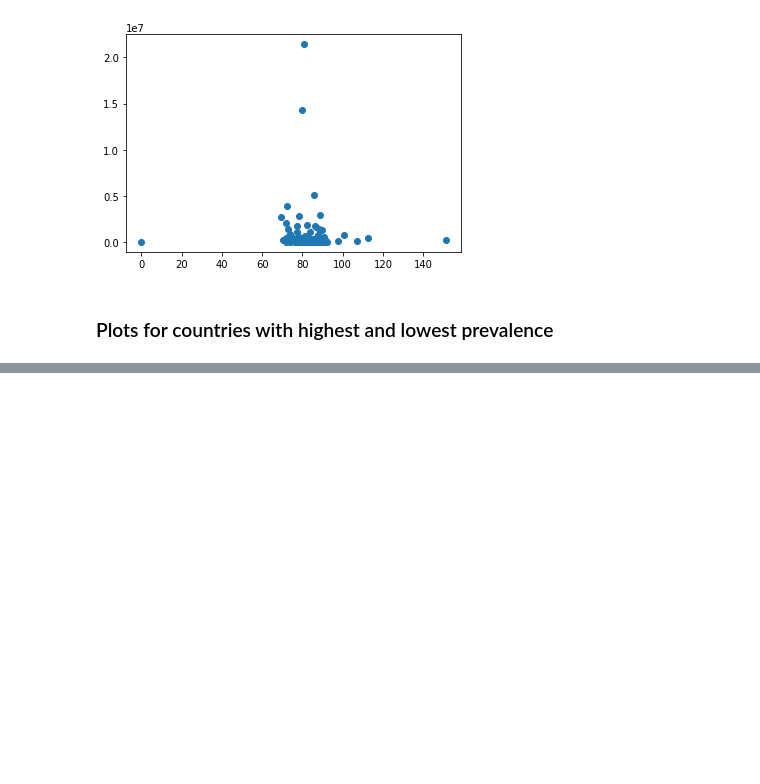
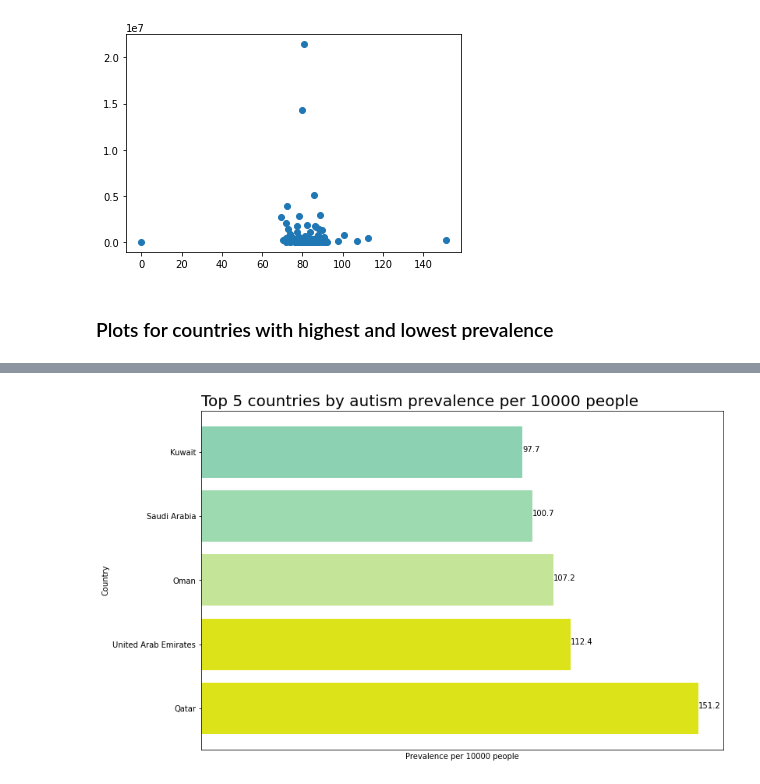
Before and after one commit to ADWilk19/autism_employment, a Jupyter notebook: notebooks/world_autism_prevalence_map_notes.ipynb, the cells around one changed output, grey strips where cells are left out. Drawn from its saved outputs; the diff is of its cells as text; code cells hidden in the pictures; blank space fills up the shorter version.

```diff
--- a/notebooks/world_autism_prevalence_map_notes.ipynb
+++ b/notebooks/world_autism_prevalence_map_notes.ipynb
@@ -129,0 +140,5 @@ merged.head()
+# %%
+top_5 = merged.nlargest(n=5,columns=['est_autism_prevalence_per_10k'])
+# %%
+top_5.sort_values('est_autism_prevalence_per_10k',ascending=False,inplace=True)
+top_5
@@ -129,0 +162,18 @@ merged.head()
+# %%
+fig, ax = plt.subplots(figsize=(12,8))
+
+x = top_5['name']
+y = top_5['est_autism_prevalence_per_10k']
+plt.barh(x, y,color=['#dde319','#dde319','#c4e497','#9edaaf','#8bd1b2'])
+
+for index, value in enumerate(y):
+    plt.text(value, index,
+             str(value))
+plt.title('Top 5 countries by autism prevalence per 10000 people',size = 20, loc='left')
+ax.set_xticks([])
+ax.set_xticklabels([])
+plt.xlabel('Prevalence per 10000 people')
+plt.ylabel('Country')
+plt.show()
+# %% [output]
+[figure, added]
```
Also changed, not shown: parts of 7 cells of this notebook, 1 other file.
